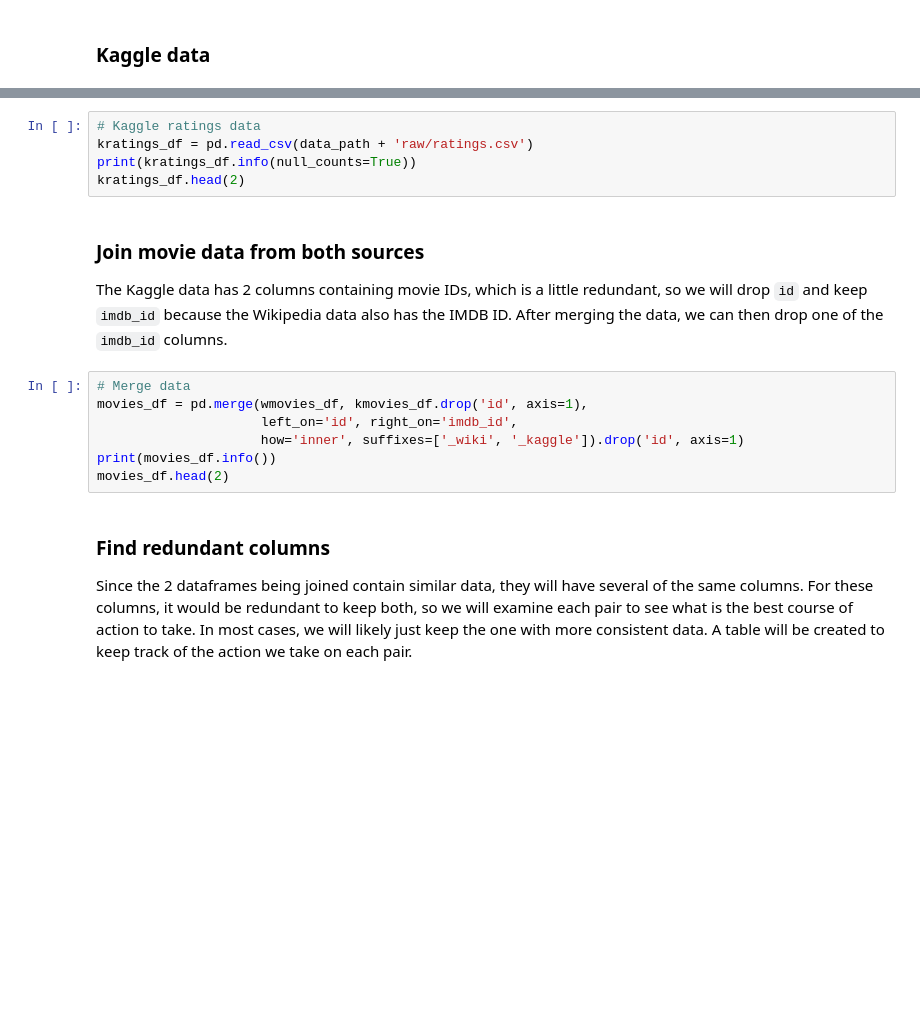
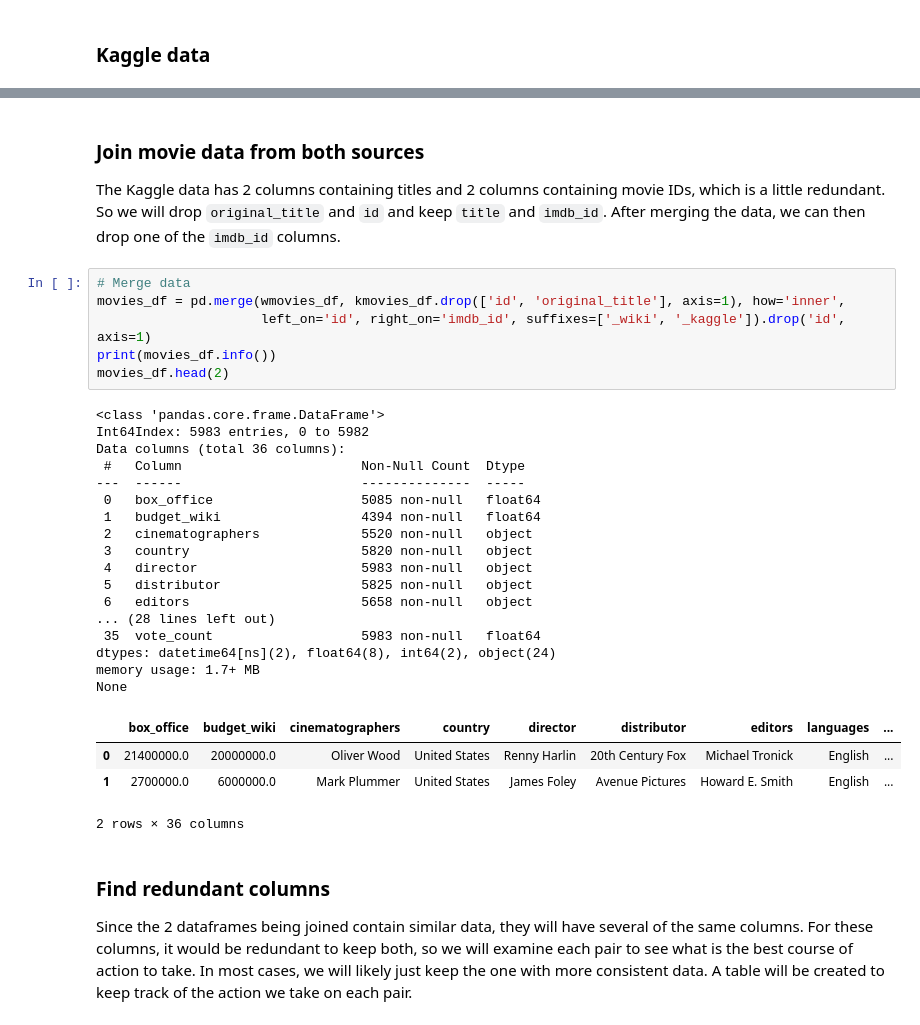
Before and after one commit to tri-bui/sandbox-dbs, a Jupyter notebook: movie-etl/notebooks/2-transform.ipynb, the cells around one changed output, grey strips where cells are left out. Saved outputs shown, nothing was run; the diff lists cells and outputs as text; blank space fills up the shorter version.

```diff
--- a/movie-etl/notebooks/2-transform.ipynb
+++ b/movie-etl/notebooks/2-transform.ipynb
@@ -72,22 +72,38 @@ None
 |  | budget | genres | id | imdb_id | original_language | original_title | overview | popularity | ... |
 | 0 | 30000000 | [{'id': 16, 'name': 'Animation'},... | 862 | tt0114709 | en | Toy Story | Led by Woody, Andy's toys live ha... | 21.946943 | ... |
 | 1 | 65000000 | [{'id': 12, 'name': 'Adventure'},... | 8844 | tt0113497 | en | Jumanji | When siblings Judy and Peter disc... | 17.015539 | ... |
-# %%
-# Kaggle ratings data
-kratings_df = pd.read_csv(data_path + 'raw/ratings.csv')
-print(kratings_df.info(null_counts=True))
-kratings_df.head(2)
 # %% [markdown]
 ### Join movie data from both sources
 
-The Kaggle data has 2 columns containing movie IDs, which is a little redundant, so we will drop `id` and keep `imdb_id` because the Wikipedia data also has the IMDB ID. After merging the data, we can then drop one of the `imdb_id` columns.
+The Kaggle data has 2 columns containing titles and 2 columns containing movie IDs, which is a little redundant. So we will drop `original_title` and `id` and keep `title` and `imdb_id`. After merging the data, we can then drop one of the `imdb_id` columns.
 # %%
 # Merge data
-movies_df = pd.merge(wmovies_df, kmovies_df.drop('id', axis=1),
-                     left_on='id', right_on='imdb_id',
-                     how='inner', suffixes=['_wiki', '_kaggle']).drop('id', axis=1)
+movies_df = pd.merge(wmovies_df, kmovies_df.drop(['id', 'original_title'], axis=1), how='inner',
+                     left_on='id', right_on='imdb_id', suffixes=['_wiki', '_kaggle']).drop('id', axis=1)
 print(movies_df.info())
 movies_df.head(2)
+# %% [output]
+<class 'pandas.core.frame.DataFrame'>
+Int64Index: 5983 entries, 0 to 5982
+Data columns (total 36 columns):
+ #   Column                       Non-Null Count  Dtype
+---  ------                       --------------  -----
+ 0   box_office                   5085 non-null   float64
+ 1   budget_wiki                  4394 non-null   float64
+ 2   cinematographers             5520 non-null   object
+ 3   country                      5820 non-null   object
+ 4   director                     5983 non-null   object
+ 5   distributor                  5825 non-null   object
+ 6   editors                      5658 non-null   object
+... (28 lines left out)
+ 35  vote_count                   5983 non-null   float64
+dtypes: datetime64[ns](2), float64(8), int64(2), object(24)
+memory usage: 1.7+ MB
+None
+|  | box_office | budget_wiki | cinematographers | country | director | distributor | editors | languages | ... |
+| 0 | 21400000.0 | 20000000.0 | Oliver Wood | United States | Renny Harlin | 20th Century Fox | Michael Tronick | English | ... |
+| 1 | 2700000.0 | 6000000.0 | Mark Plummer | United States | James Foley | Avenue Pictures | Howard E. Smith | English | ... |
+2 rows × 36 columns
 # %% [markdown]
 ### Find redundant columns
 
```
Also changed, not shown: parts of 33 cells of this notebook, 1 other file.
